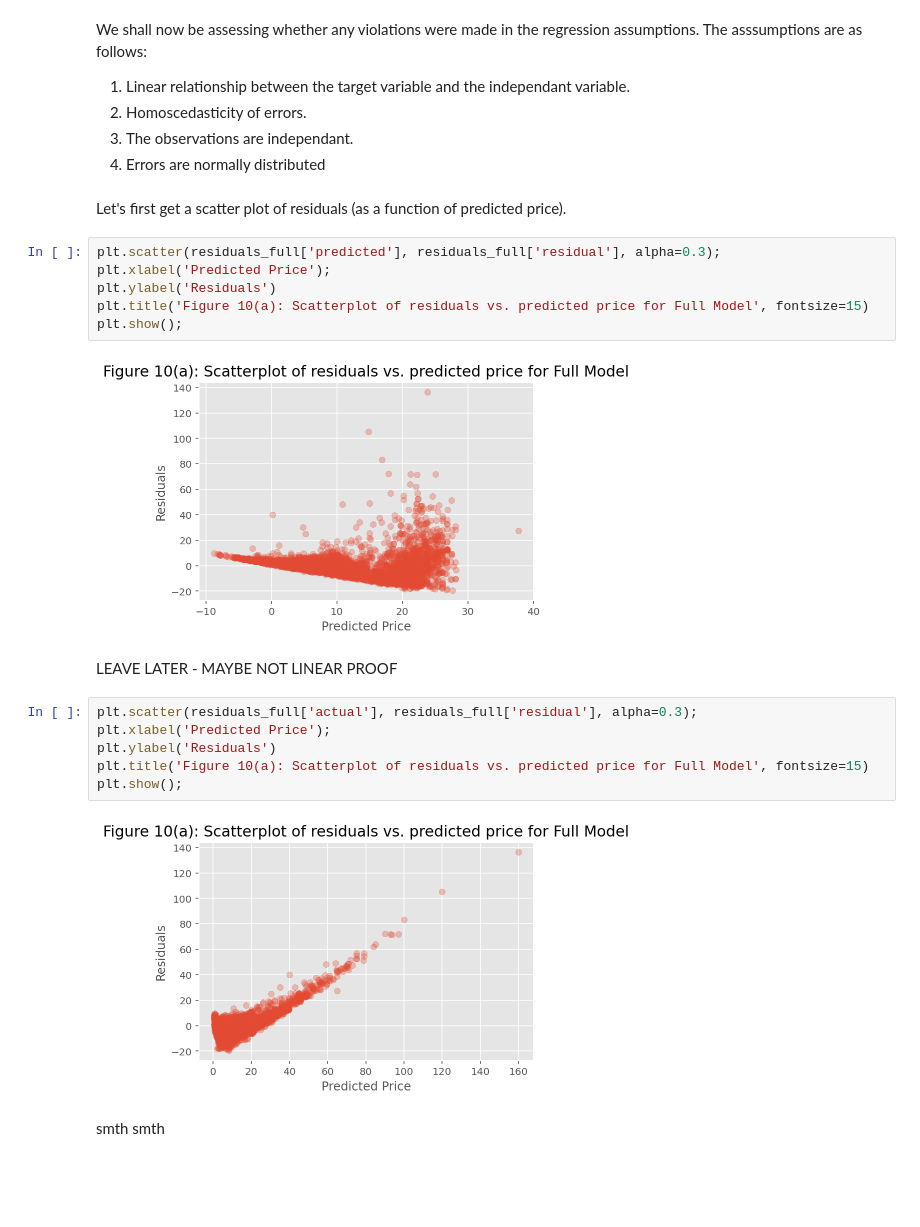
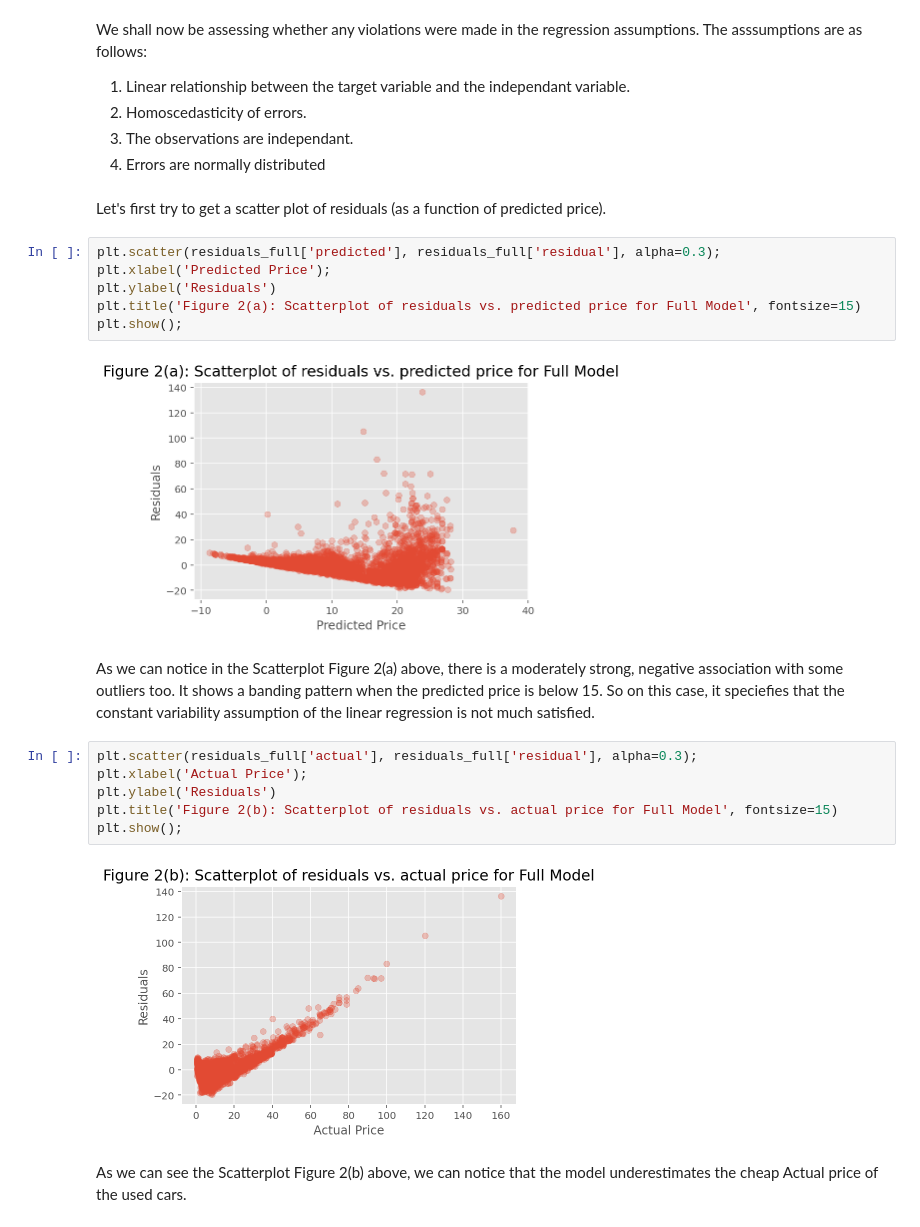
Before and after one commit to mayankthakkar17/MATHS_2_GROUP_11, a Jupyter notebook: maths2_phase2_grp11.ipynb, the cells around one changed output. Drawn from its saved outputs; the diff is of its cells as text; blank space fills up the shorter version.

Commit message:
completed - full model diagnostic checks

```diff
--- a/maths2_phase2_grp11.ipynb
+++ b/maths2_phase2_grp11.ipynb
@@ -208,24 +240,25 @@ We shall now be assessing whether any violations were made in the regression ass
 3) The observations are independant.
 4) Errors are normally distributed
 # %% [markdown]
-Let's first get a scatter plot of residuals (as a function of predicted price).
+Let's first try to get a scatter plot of residuals (as a function of predicted price).
 # %%
 plt.scatter(residuals_full['predicted'], residuals_full['residual'], alpha=0.3);
 plt.xlabel('Predicted Price');
 plt.ylabel('Residuals')
-plt.title('Figure 10(a): Scatterplot of residuals vs. predicted price for Full Model', fontsize=15)
+plt.title('Figure 2(a): Scatterplot of residuals vs. predicted price for Full Model', fontsize=15)
 plt.show();
 # %% [output]
-[figure, old version]
+[figure, new version]
-# %% [markdown]
-LEAVE LATER - MAYBE NOT LINEAR PROOF
+# %% [markdown]
+As we can notice in the Scatterplot Figure 2(a) above, there is a moderately strong, negative association with some outliers too. It shows a banding pattern when the predicted price is below 15.
+So on this case, it speciefies that the constant variability assumption of the linear regression is not much satisfied.
 # %%
 plt.scatter(residuals_full['actual'], residuals_full['residual'], alpha=0.3);
-plt.xlabel('Predicted Price');
+plt.xlabel('Actual Price');
 plt.ylabel('Residuals')
-plt.title('Figure 10(a): Scatterplot of residuals vs. predicted price for Full Model', fontsize=15)
+plt.title('Figure 2(b): Scatterplot of residuals vs. actual price for Full Model', fontsize=15)
 plt.show();
 # %% [output]
-[figure, old version]
+[figure, new version]
-# %% [markdown]
-smth smth
+# %% [markdown]
+As we can see the Scatterplot Figure 2(b) above, we can notice that the model underestimates the cheap Actual price of the used cars.
```
Also changed, not shown: parts of 22 cells of this notebook.
